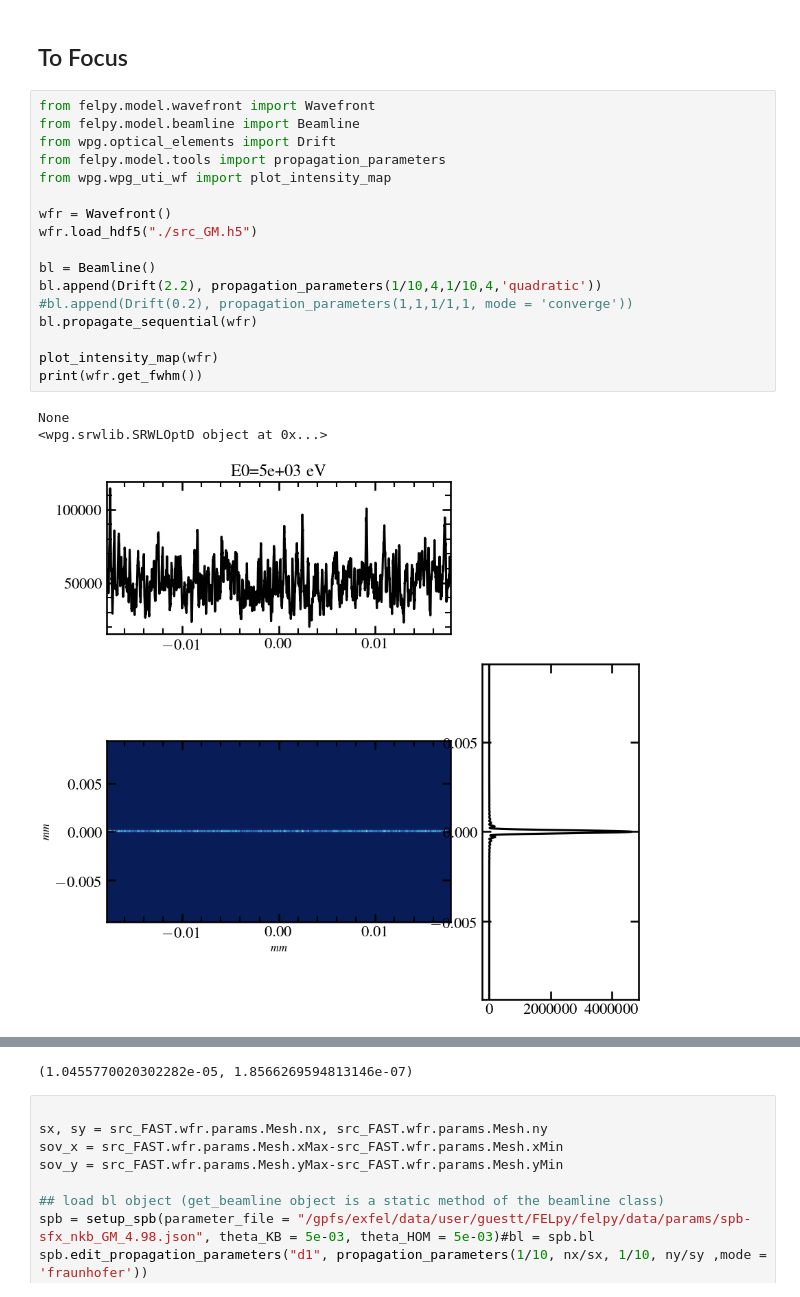
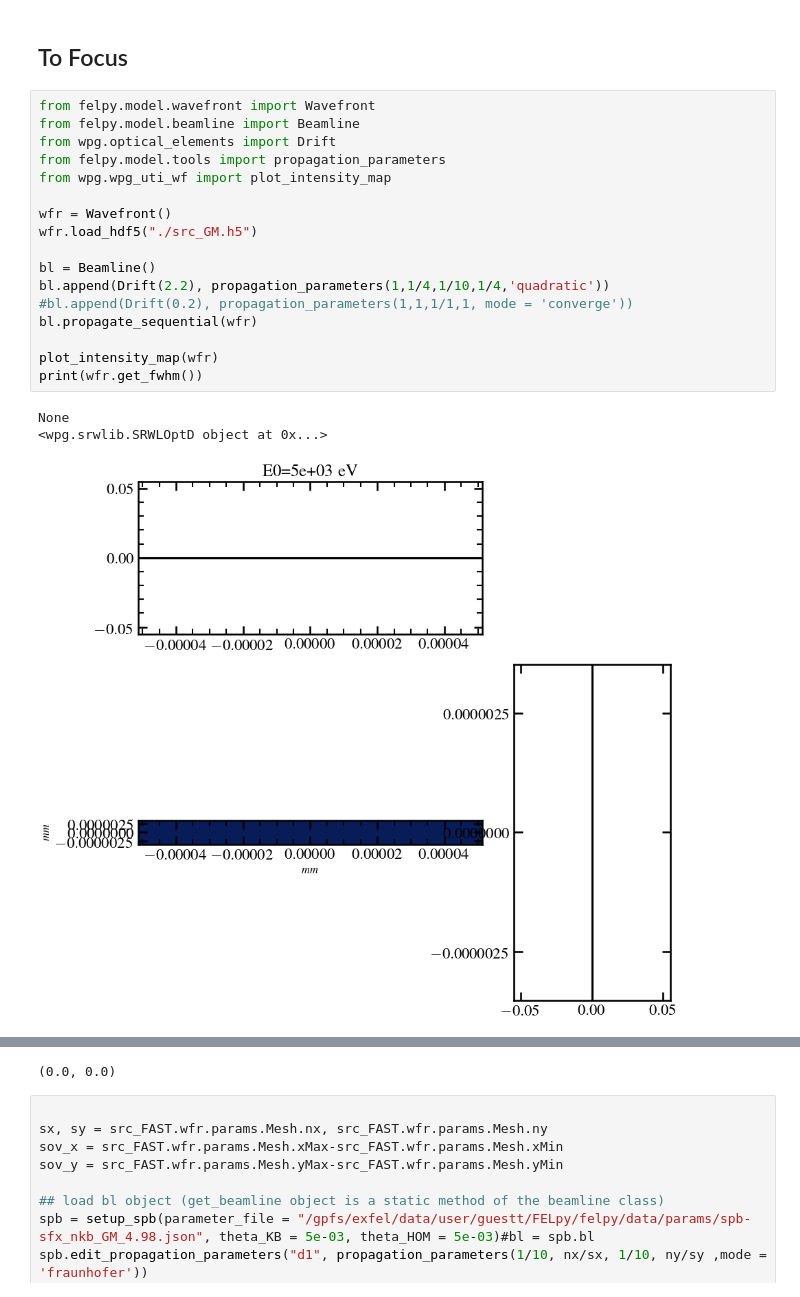
Before and after one commit to twguest/FELpy, a Jupyter notebook: desy/notebooks/simulation/Generalised Model/case_one.ipynb, the cells around one changed output, grey strips where cells are left out. Saved outputs shown, nothing was run; the diff lists cells and outputs as text.

Commit message:
Trying to fix propagation setup

```diff
--- a/desy/notebooks/simulation/Generalised Model/case_one.ipynb
+++ b/desy/notebooks/simulation/Generalised Model/case_one.ipynb
@@ -227,21 +244,21 @@ d4
 # %%
 from felpy.model.wavefront import Wavefront
 from felpy.model.beamline import Beamline
 from wpg.optical_elements import Drift
 from felpy.model.tools import propagation_parameters
 from wpg.wpg_uti_wf import plot_intensity_map
 
 wfr = Wavefront()
 wfr.load_hdf5("./src_GM.h5")
 
 bl = Beamline()
-bl.append(Drift(2.2), propagation_parameters(1/10,4,1/10,4,'quadratic'))
+bl.append(Drift(2.2), propagation_parameters(1,1/4,1/10,1/4,'quadratic'))
 #bl.append(Drift(0.2), propagation_parameters(1,1,1/1,1, mode = 'converge'))
 bl.propagate_sequential(wfr)
 
 plot_intensity_map(wfr)
 print(wfr.get_fwhm())
 # %% [output]
 None
 <wpg.srwlib.SRWLOptD object at 0x...>
-[figure, old version]
+[figure, new version]
@@ -249,4 +266,4 @@ None
-(1.0455770020302282e-05, 1.8566269594813146e-07)
+(0.0, 0.0)
 # %%
 
 sx, sy = src_FAST.wfr.params.Mesh.nx, src_FAST.wfr.params.Mesh.ny
```
Also changed, not shown: parts of 7 cells of this notebook, 7 other files.
